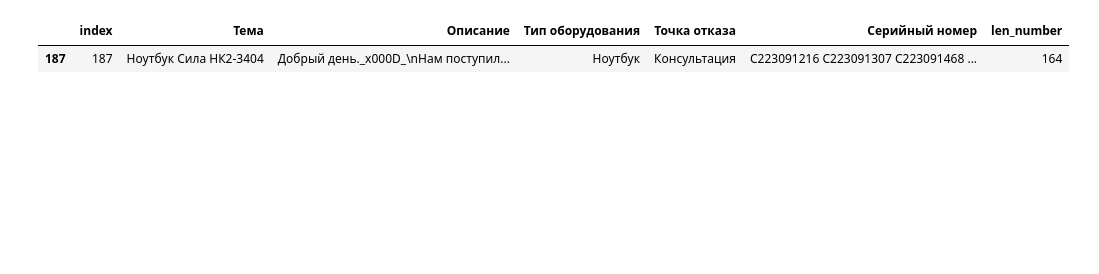
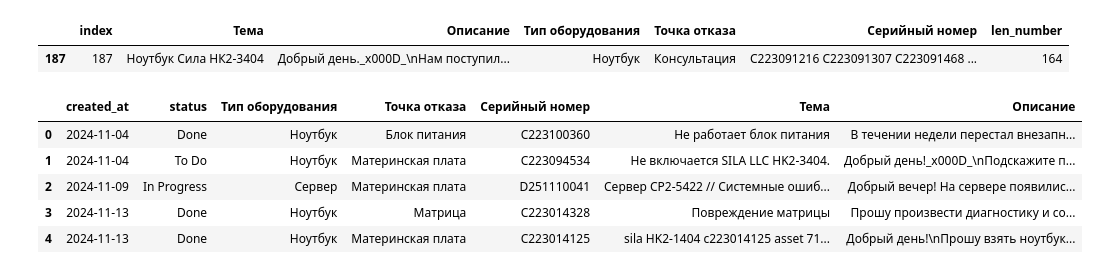
Before and after one commit to danzzzlll/CP_International, a Jupyter notebook: notebooks/EDA.ipynb, the cells around one changed output. Saved outputs shown, nothing was run; the diff lists cells and outputs as text; code cells hidden in the pictures; blank space fills up the shorter version.

```diff
--- a/notebooks/EDA.ipynb
+++ b/notebooks/EDA.ipynb
@@ -112,0 +93,14 @@ df[['created_at', 'status','Тип оборудования', 'Точка отк
+# %%
+import random
+import pandas as pd
+
+
+df = pd.read_csv('../data/date_status_data.csv')
+df.head()
+# %% [output]
+|  | created_at | status | Тип оборудования | Точка отказа | Серийный номер | Тема | Описание |
+| 0 | 2024-11-04 | Done | Ноутбук | Блок питания | C223100360 | Не работает блок питания | В течении недели перестал внезапн... |
+| 1 | 2024-11-04 | To Do | Ноутбук | Материнская плата | C223094534 | Не включается SILA LLC HK2-3404. | Добрый день!_x000D_\nПодскажите п... |
+| 2 | 2024-11-09 | In Progress | Сервер | Материнская плата | D251110041 | Сервер СР2-5422 // Системные ошиб... | Добрый вечер! На сервере появилис... |
+| 3 | 2024-11-13 | Done | Ноутбук | Матрица | C223014328 | Повреждение матрицы | Прошу произвести диагностику и со... |
+| 4 | 2024-11-13 | Done | Ноутбук | Материнская плата | C223014125 | sila HK2-1404 c223014125 asset 71... | Добрый день!\nПрошу взять ноутбук... |
```
Also changed, not shown: parts of 6 cells of this notebook, 11 other files.
